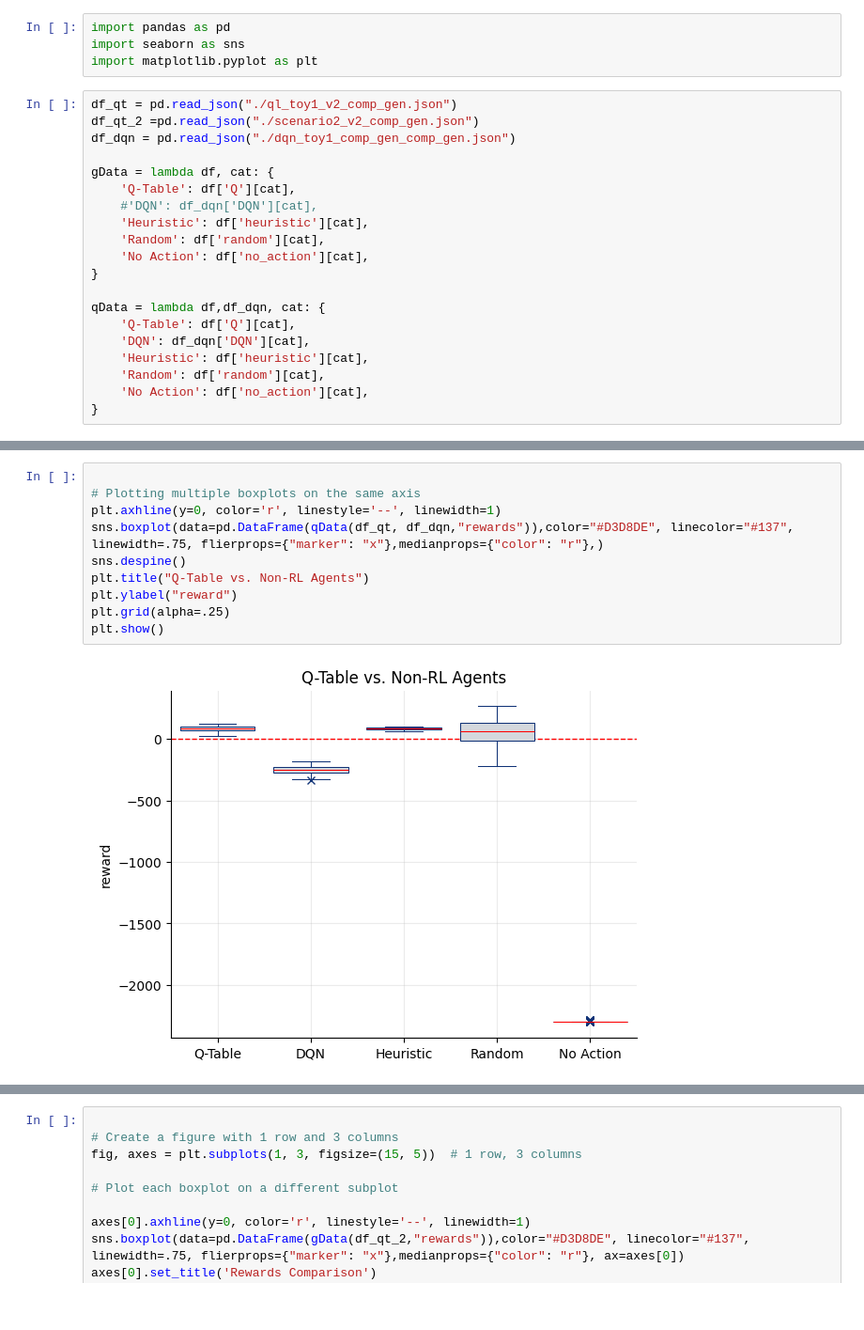
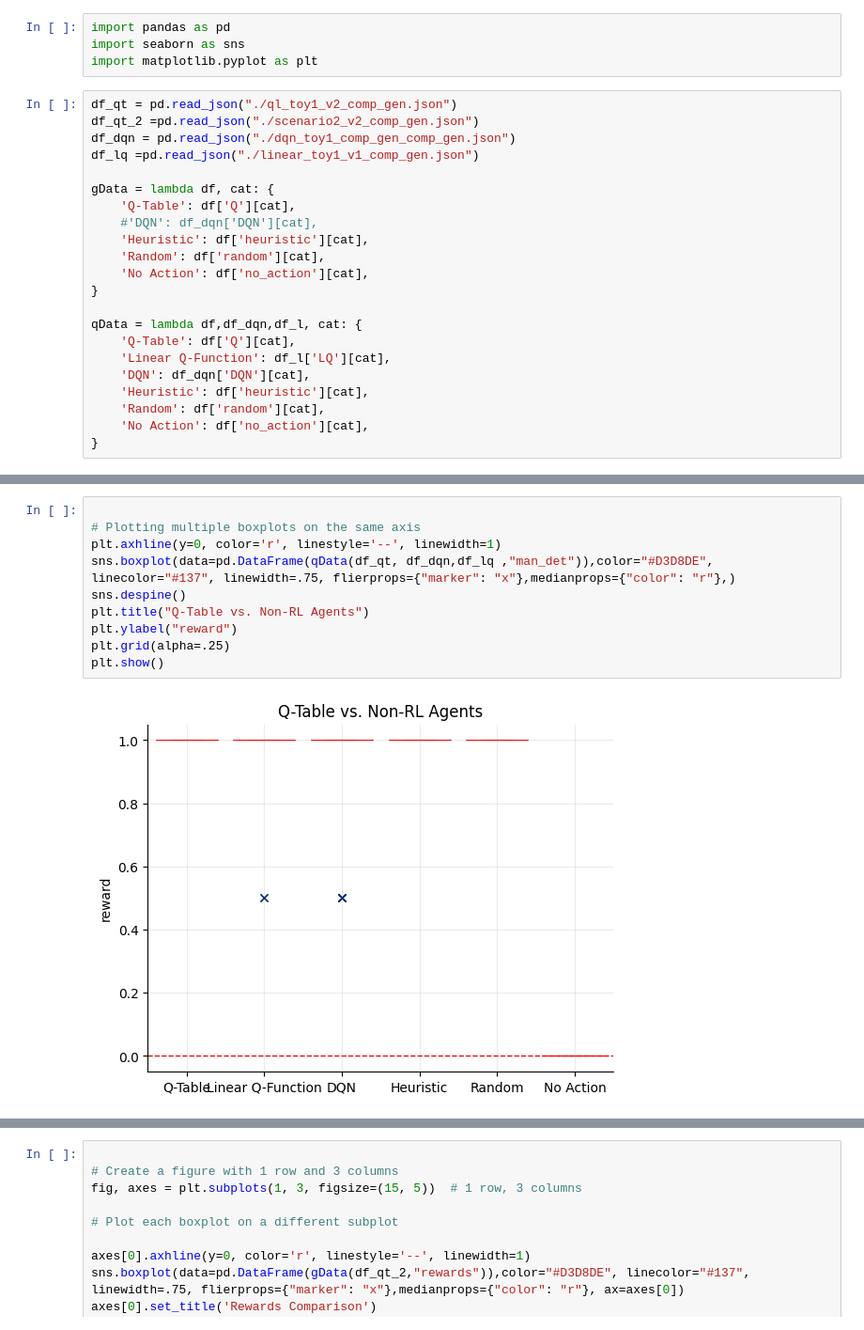
Before and after one commit to tedinspace/stat184-final-project, a Jupyter notebook: scripts/experiments/plots/ql-plotting.ipynb, the cells around one changed output, grey strips where cells are left out. Shown at 94% size. Drawn from its saved outputs; the diff is of its cells as text.

Commit message:
generated comp for linear

```diff
--- a/scripts/experiments/plots/ql-plotting.ipynb
+++ b/scripts/experiments/plots/ql-plotting.ipynb
@@ -6,6 +6,7 @@ import matplotlib.pyplot as plt
 df_qt = pd.read_json("./ql_toy1_v2_comp_gen.json")
 df_qt_2 =pd.read_json("./scenario2_v2_comp_gen.json")
 df_dqn = pd.read_json("./dqn_toy1_comp_gen_comp_gen.json")
+df_lq =pd.read_json("./linear_toy1_v1_comp_gen.json")
 
 gData = lambda df, cat: {
     'Q-Table': df['Q'][cat],
@@ -15,8 +16,9 @@ gData = lambda df, cat: {
     'No Action': df['no_action'][cat],
 }
 
-qData = lambda df,df_dqn, cat: {
+qData = lambda df,df_dqn,df_l, cat: {
     'Q-Table': df['Q'][cat],
+    'Linear Q-Function': df_l['LQ'][cat],
     'DQN': df_dqn['DQN'][cat],
     'Heuristic': df['heuristic'][cat],
     'Random': df['random'][cat],
@@ -29,13 +37,13 @@ len(df_dqn['DQN']["completed"])
 # %%
 
 # Plotting multiple boxplots on the same axis
 plt.axhline(y=0, color='r', linestyle='--', linewidth=1)
-sns.boxplot(data=pd.DataFrame(qData(df_qt, df_dqn,"rewards")),color="#D3D8DE", linecolor="#137", linewidth=.75, flierprops={"marker": "x"},medianprops={"color": "r"},)
+sns.boxplot(data=pd.DataFrame(qData(df_qt, df_dqn,df_lq ,"man_det")),color="#D3D8DE", linecolor="#137", linewidth=.75, flierprops={"marker": "x"},medianprops={"color": "r"},)
 sns.despine()
 plt.title("Q-Table vs. Non-RL Agents")
 plt.ylabel("reward")
 plt.grid(alpha=.25)
 plt.show()
 # %% [output]
-[figure, old version]
+[figure, new version]
 # %%
```
Also changed, not shown: parts of 3 cells of this notebook, 6 other files.
